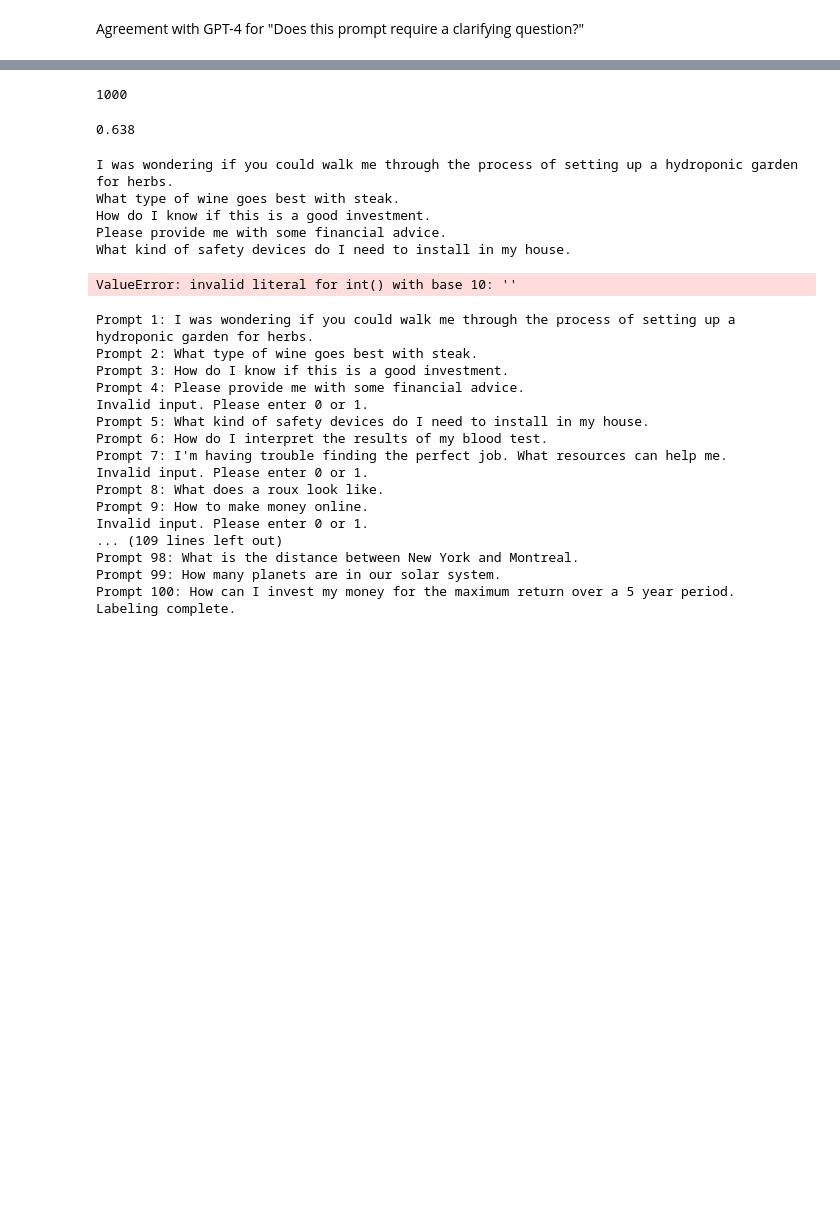
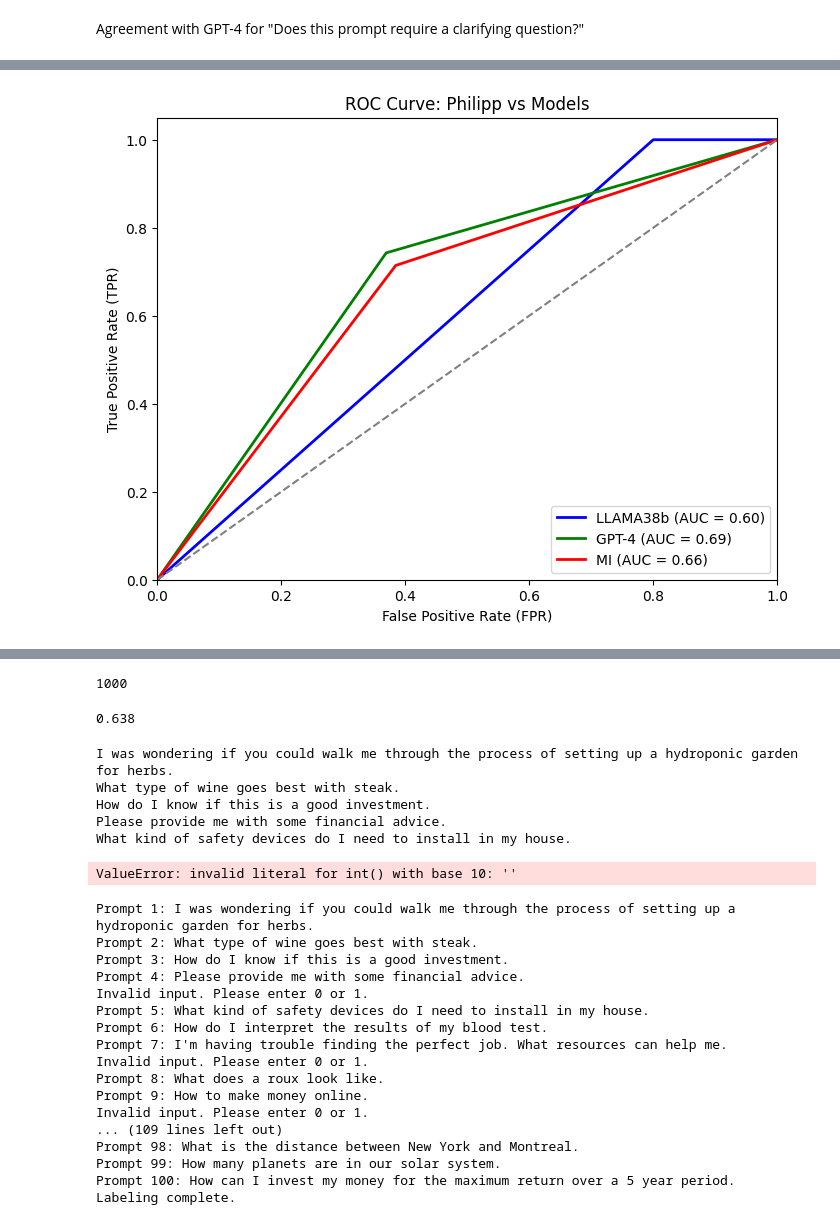
Before and after one commit to janphilippfranken/star-gate-human-eval, a Jupyter notebook: experiments/v1_conversation/test.ipynb, the cells around one changed output, grey strips where cells are left out. Cells and saved outputs as stored; diff of their text form; code cells hidden in the pictures; blank space fills up the shorter version.

```diff
--- a/experiments/v1_conversation/test.ipynb
+++ b/experiments/v1_conversation/test.ipynb
@@ -123,3 +126,66 @@ Error:
+# %%
+import json
+import numpy as np
+from sklearn.metrics import roc_curve, roc_auc_score
+import matplotlib.pyplot as plt
+
+# Load participant labels (assuming these are binary labels for each prompt)
+philipp = [0, 0, 1, 1, 1, 1, 1, 0, 0, 0, 0, 1, 0, 1, 1, 0, 0, 1, 0, 0, 0, 1, 0, 1, 0, 0, 0, 0, 0, 1, 0, 1, 0, 0, 1, 0, 1, 1, 0, 0, 1, 0, 1, 0, 0, 1, 0, 0, 0, 1, 1, 0, 0, 0, 1, 1, 1, 0, 1, 0, 0, 1, 0, 0, 0, 1, 0, 0, 0, 0, 1, 0, 0, 0, 0, 0, 0, 0, 1, 0, 1, 1, 0, 0, 1, 0, 0, 0, 1, 0, 0, 1, 0, 0, 0, 0, 0, 0, 0, 1]
+
+# Load model labels
+llama38b = json.load(open('data/labels/llama_labels_v3.json'))[:100]
+llama38b_reversed = json.load(open('data/labels/llama_labels_v3_reversed.json'))[:100]
+llama38b_roleplay = json.load(open('data/labels/llama_labels_v3_roleplay.json'))[:100]
+llama38b_roleplay_reversed = json.load(open('data/labels/llama_labels_v3_reversed_roleplay.json'))[:100]
+
+gpt4 = json.load(open('data/labels/gpt4_labels_human_assistant_instruct_0_100.json'))['label'][:100]
+gpt4_reversed = json.load(open('data/labels/gpt4_labels_human_assistant_instruct_0_100_reversed.json'))['label'][:100]
+gpt4_roleplay = json.load(open('data/labels/gpt4_labels_human_assistant_instruct_0_100_roleplay.json'))['label'][:100]
+gpt4_roleplay_reversed = json.load(open('data/labels/gpt4_labels_human_assistant_instruct_0_100_reversed_roleplay.json'))['label'][:100]
+
+# Function to calculate agreement
+def calculate_agreement(model_labels, participant=philipp):
+    return [int(i == j) for i, j in zip(model_labels, participant)]
+
+# Calculate agreements for LLAMA and GPT-4
+agreement_philipp_llama38b = calculate_agreement(llama38b)
+agreement_philipp_llama38b_reversed = calculate_agreement(llama38b_reversed)
+agreement_philipp_llama38b_roleplay = calculate_agreement(llama38b_roleplay)
+agreement_philipp_llama38b_roleplay_reversed = calculate_agreement(llama38b_roleplay_reversed)
+
+agreement_philipp_gpt4 = calculate_agreement(gpt4)
+agreement_philipp_gpt4_reversed = calculate_agreement(gpt4_reversed)
+agreement_philipp_gpt4_roleplay = calculate_agreement(gpt4_roleplay)
+agreement_philipp_gpt4_roleplay_reversed = calculate_agreement(gpt4_roleplay_reversed)
+
+# Function to compute ROC curve and ROC AUC
+def compute_roc_auc(y_true, y_scores):
+    fpr, tpr, thresholds = roc_curve(y_true, y_scores)
+    roc_auc = roc_auc_score(y_true, y_scores)
+    return fpr, tpr, roc_auc
+
+# Compute ROC curves for LLAMA and GPT-4 compared to Philipp
+fpr_llama, tpr_llama, roc_auc_llama = compute_roc_auc(philipp, llama38b_roleplay_reversed)
+fpr_gpt4, tpr_gpt4, roc_auc_gpt4 = compute_roc_auc(philipp, gpt4)
+fpr_mi, tpr_mi, roc_auc_mi = compute_roc_auc(philipp, mi)
+
+# Plot ROC curves
+plt.figure(figsize=(8, 6))
+plt.plot(fpr_llama, tpr_llama, color='blue', lw=2, label=f'LLAMA38b (AUC = {roc_auc_llama:.2f})')
+plt.plot(fpr_gpt4, tpr_gpt4, color='green', lw=2, label=f'GPT-4 (AUC = {roc_auc_gpt4:.2f})')
+plt.plot(fpr_mi, tpr_mi, color='red', lw=2, label=f'MI (AUC = {roc_auc_mi:.2f})')
+plt.plot([0, 1], [0, 1], color='gray', linestyle='--')
+plt.xlim([0.0, 1.0])
+plt.ylim([0.0, 1.05])
+plt.xlabel('False Positive Rate (FPR)')
+plt.ylabel('True Positive Rate (TPR)')
+plt.title('ROC Curve: Philipp vs Models')
+plt.legend(loc="lower right")
+plt.show()
+
+# Additional computations or plots as needed
+# %% [output]
+[figure, added]
 # %%
 import json
 import numpy as np
```
Also changed, not shown: parts of 11 cells of this notebook, 32 other files.
